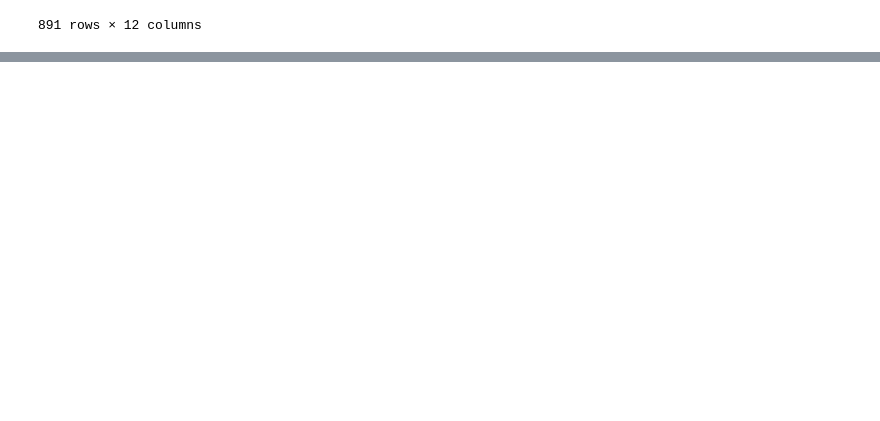
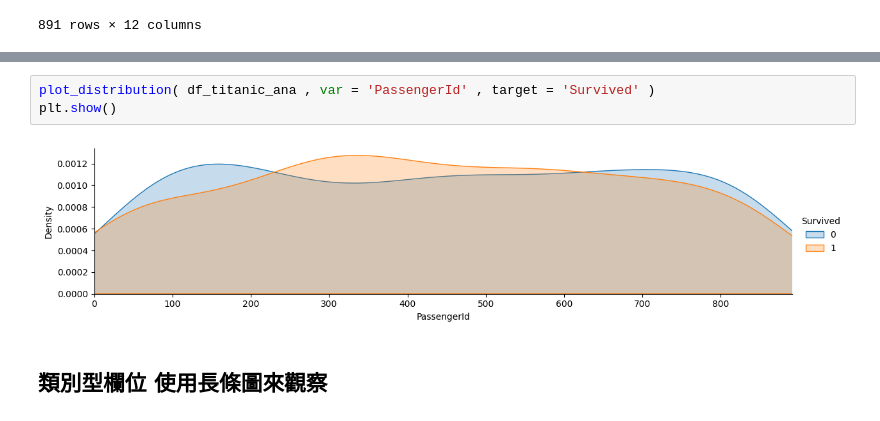
Before and after one commit to zy-shih/titanic-analysis, a Jupyter notebook: 鐵達尼號存活預測(2)reference.ipynb, the cells around one changed output, grey strips where cells are left out. Drawn from its saved outputs; the diff is of its cells as text; blank space fills up the shorter version.

```diff
--- a/鐵達尼號存活預測(2)reference.ipynb
+++ b/鐵達尼號存活預測(2)reference.ipynb
@@ -49,0 +75,7 @@ plt.show()
+# %%
+plot_distribution( df_titanic_ana , var = 'PassengerId' , target = 'Survived' )
+plt.show()
+# %% [output]
+[figure, added]
+# %% [markdown]
+## **類別型欄位 使用長條圖來觀察**
```
Also changed, not shown: parts of 11 cells of this notebook.
